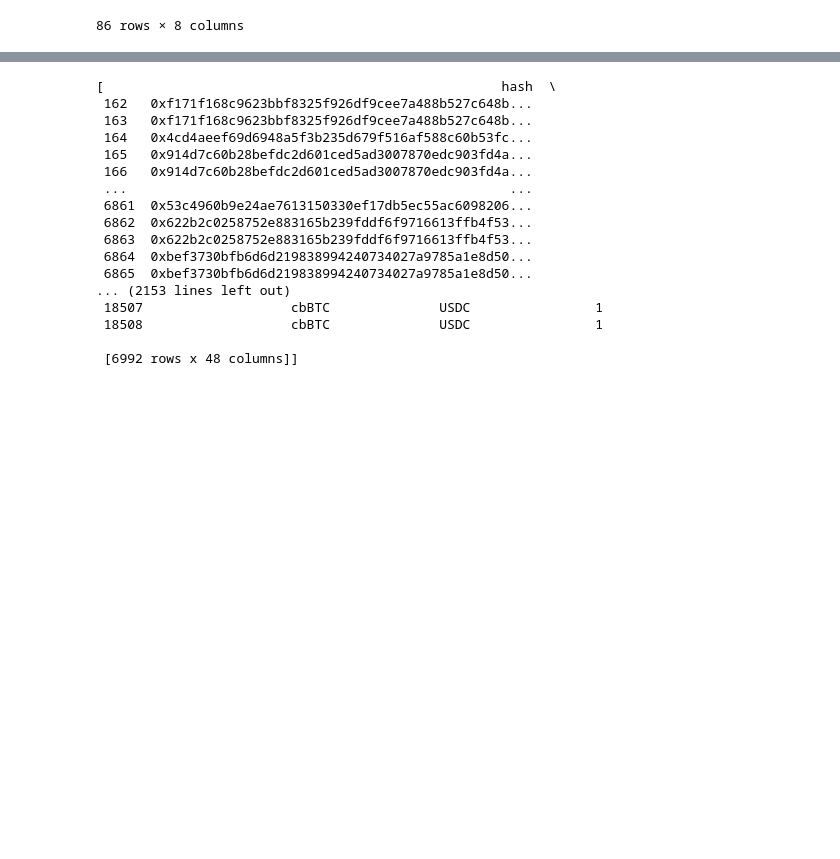
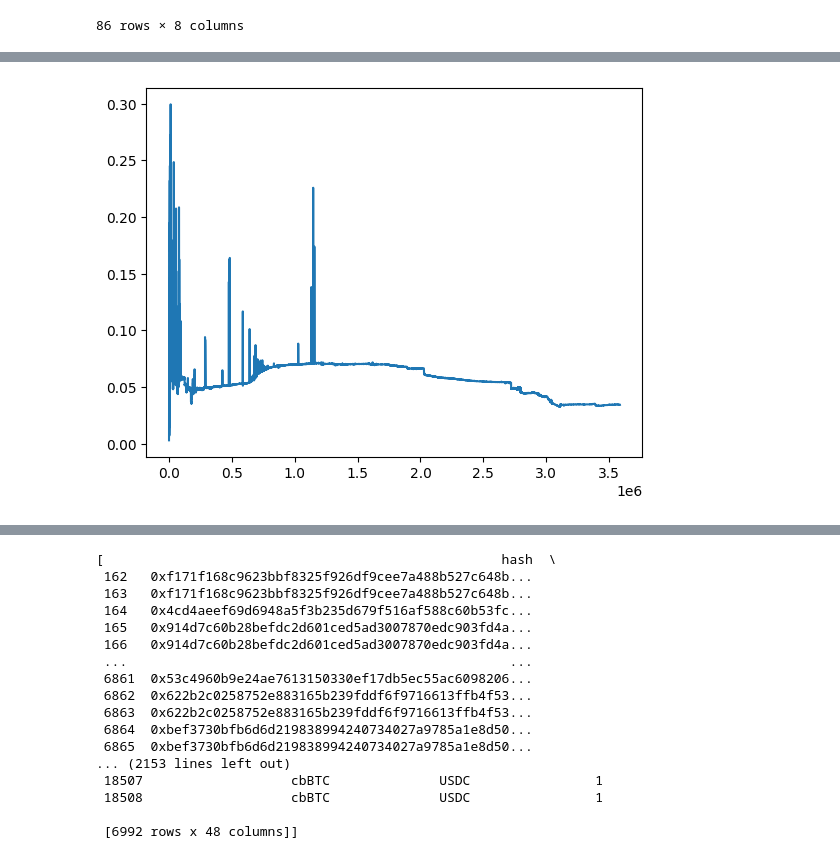
Before and after one commit to egortrussov/lending_protocols_researh, a Jupyter notebook: users_clusterization/leveraged_users.ipynb, the cells around one changed output, grey strips where cells are left out. Drawn from its saved outputs; the diff is of its cells as text; code cells hidden in the pictures; blank space fills up the shorter version.

```diff
--- a/users_clusterization/leveraged_users.ipynb
+++ b/users_clusterization/leveraged_users.ipynb
@@ -113,0 +126,4 @@ df[df["user_address"] == "0x00BD1f9D5808FE7401e29020F8bF35b12d091252"][[
+# %%
+df["borrow_rate_after"].plot()
+df["datetime"].max()
+# %% [output]
@@ -114,3 +131,4 @@ df[df["user_address"] == "0x00BD1f9D5808FE7401e29020F8bF35b12d091252"][[
+[figure, added]
 # %%
 def add_time_difference_features(hourly_df, lookback_hours=[3, 6], diff_fields=['ltv', 'collateral_price', 'market_utilization', 'borrow_rate']):
     df = hourly_df.sort_values(['user_address', 'timestamp']).copy()
```
Also changed, not shown: parts of 12 cells of this notebook, 4 other files.
